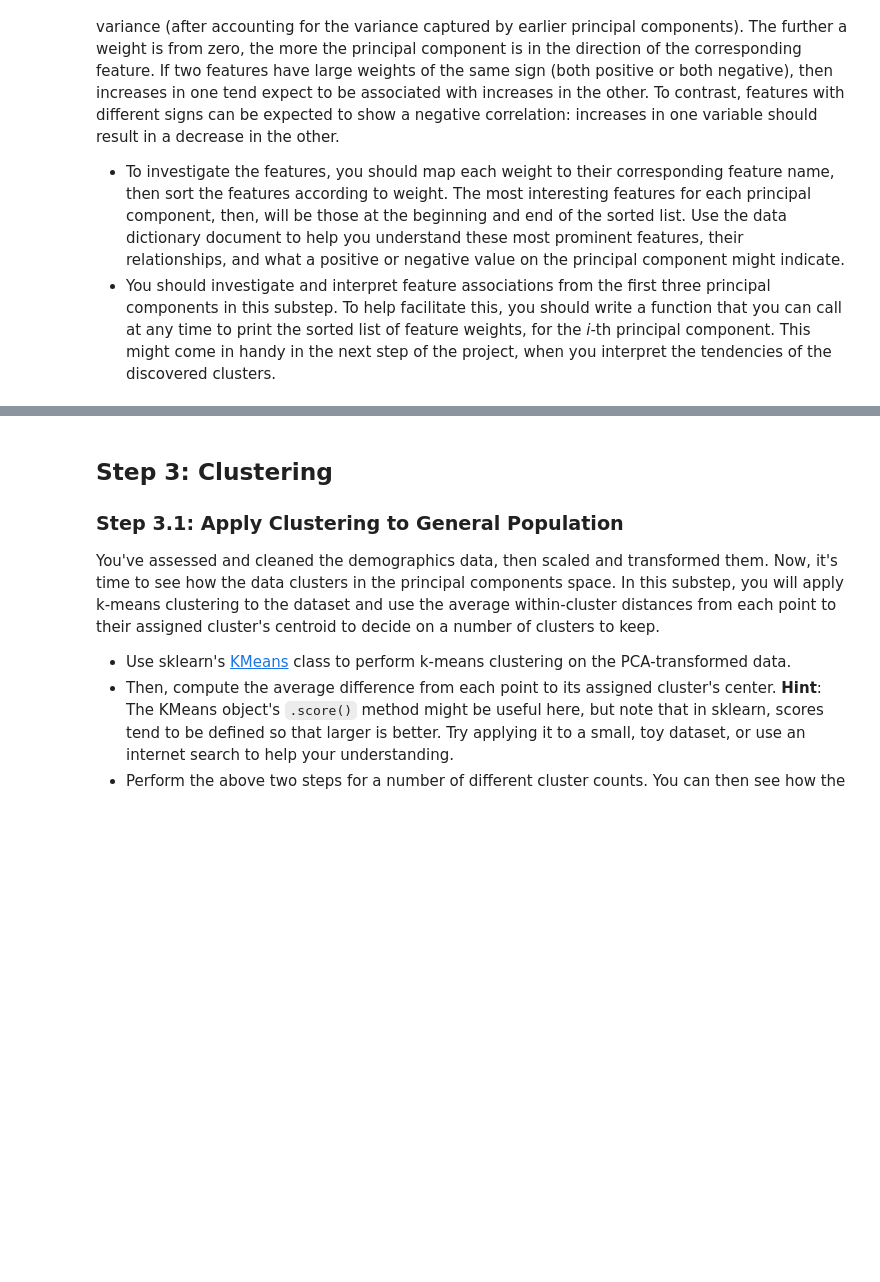
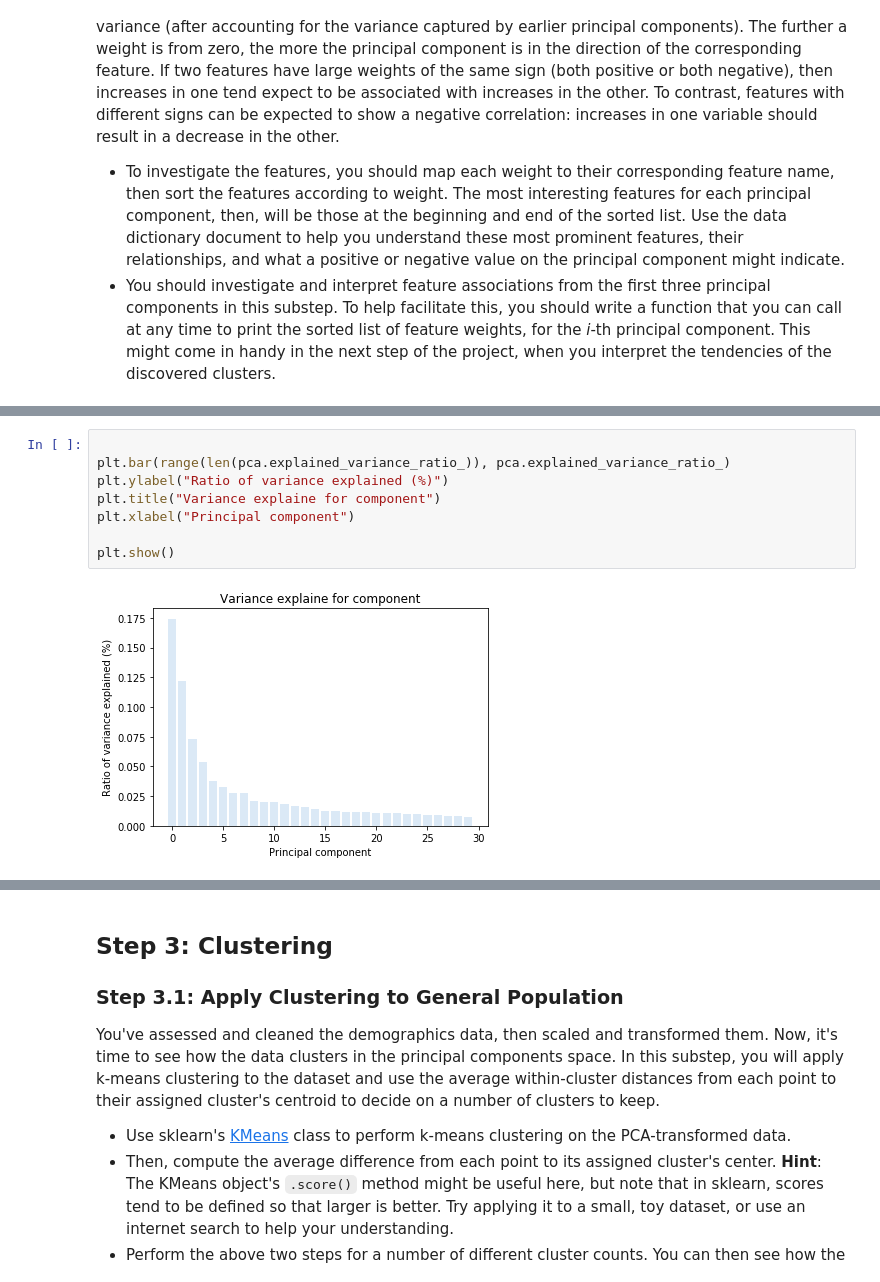
Before and after one commit to eljazary/-Identify_Customer_Segments, a Jupyter notebook: Identify_Customer_Segments.ipynb, the cells around one changed output, grey strips where cells are left out. Cells and saved outputs as stored; diff of their text form; blank space fills up the shorter version.

```diff
--- a/Identify_Customer_Segments.ipynb
+++ b/Identify_Customer_Segments.ipynb
@@ -991 +1210,11 @@ As a reminder, each principal component is a unit vector that points in the dire
+# %%
+
+plt.bar(range(len(pca.explained_variance_ratio_)), pca.explained_variance_ratio_)
+plt.ylabel("Ratio of variance explained (%)")
+plt.title("Variance explaine for component")
+plt.xlabel("Principal component")
+
+plt.show()
+# %% [output]
+[figure, added]
 # %%
```
Also changed, not shown: parts of 105 cells of this notebook, 2 other files.
